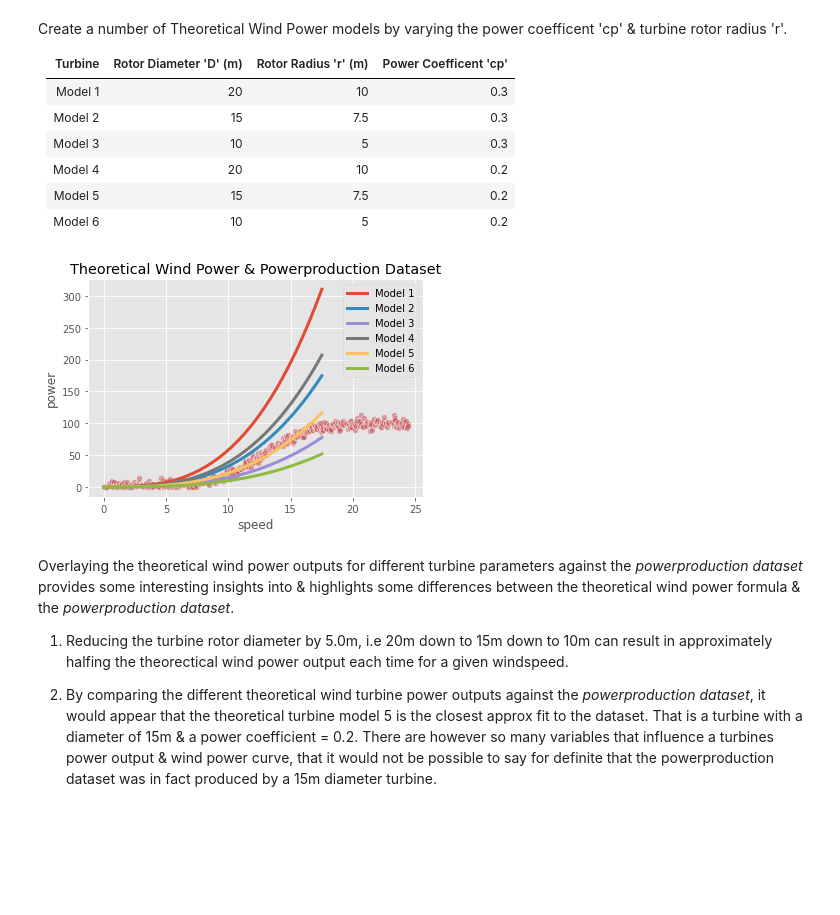
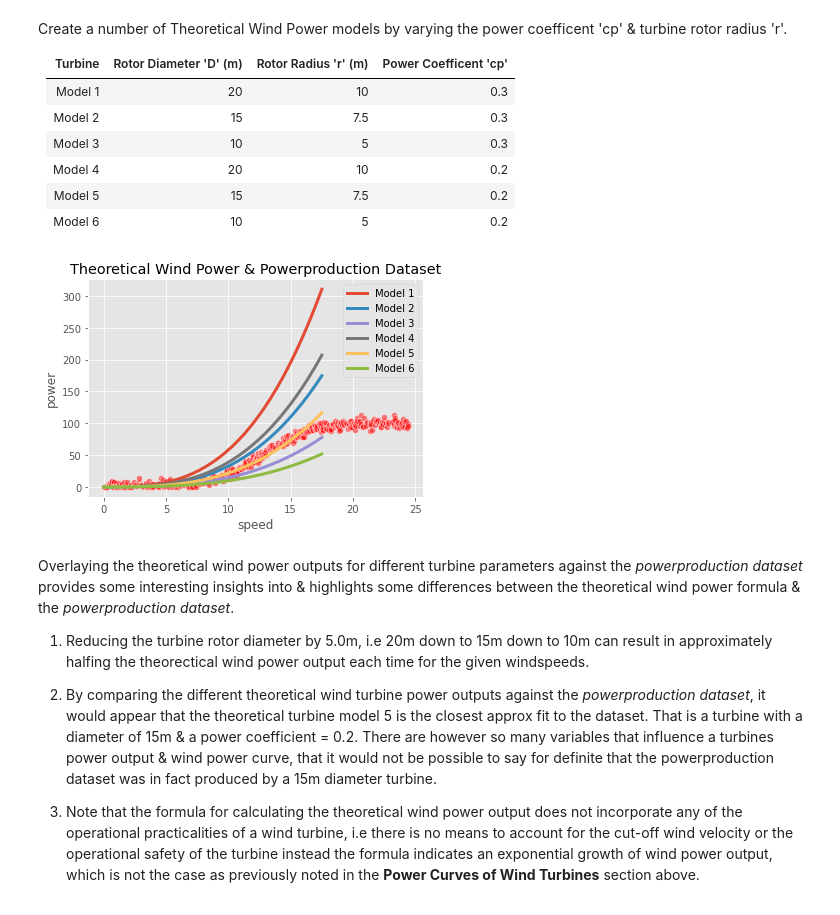
Before and after one commit to PaulSweeney89/FDA-Project2020, a Jupyter notebook: windpower.ipynb, the cells around one changed output. Cells and saved outputs as stored; diff of their text form; code cells hidden in the pictures; blank space fills up the shorter version.

```diff
--- a/windpower.ipynb
+++ b/windpower.ipynb
@@ -191,7 +201,7 @@ $$ P= \frac{1}{2}\rho A v^3 C_p \hspace{1cm} (1)$$
 # %%
 # Using Formula (1) to calculate the Theoretical Wind Power
 
-def P(v, r, cp):
+def P1(v, r, cp):
     '''Function to calculate Wind Power
     Input variables: -
     v = wind speed
@@ -205,9 +215,9 @@ def P(v, r, cp):
     A = (r**2) * 3.14
 
     # Power formula (1)
-    P = 0.5*rho*A*(v**3)*cp / 1000
+    Power = 0.5*rho*A*(v**3)*cp / 1000
 
-    return P
+    return Power
 # %%
 # create a NumPy array to provide wind speeds from 0 upto 17.5m/s in 0.5m/s increments
 v = np.linspace(0.0, 17.5, 35)
@@ -226,37 +236,41 @@ Create a number of Theoretical Wind Power models by varying the power coefficent
 # DataFrame with power outputs for turbines with different parameters as listed above
 
 df_models = pd.DataFrame({"wind speed": v,
-                           "power model 1":P(v, 10, 0.3),
-                           "power model 2":P(v, 7.5, 0.3),
-                           "power model 3":P(v, 5, 0.3),
-                           "power model 4":P(v, 10, 0.2),
-                           "power model 5":P(v, 7.5, 0.2),
-                           "power model 6":P(v, 5, 0.2),
+                           "power model 1":P1(v, 10, 0.3),
+                           "power model 2":P1(v, 7.5, 0.3),
+                           "power model 3":P1(v, 5, 0.3),
+                           "power model 4":P1(v, 10, 0.2),
+                           "power model 5":P1(v, 7.5, 0.2),
+                           "power model 6":P1(v, 5, 0.2),
                          })
 # %%
 # Comparing the above model plots against the powerproduction dataset
 
 sns.lineplot(x=df_models["wind speed"], y=df_models["power model 1"], linewidth = 3)
 sns.lineplot(x=df_models["wind speed"], y=df_models["power model 2"], linewidth = 3)
 sns.lineplot(x=df_models["wind speed"], y=df_models["power model 3"], linewidth = 3)
 sns.lineplot(x=df_models["wind speed"], y=df_models["power model 4"], linewidth = 3)
 sns.lineplot(x=df_models["wind speed"], y=df_models["power model 5"], linewidth = 3)
 sns.lineplot(x=df_models["wind speed"], y=df_models["power model 6"], linewidth = 3)
 
-
+# apply labels to plot
 plt.legend(labels=['Model 1', 'Model 2', 'Model 3', 'Model 4',
                    'Model 5', 'Model 6'
                   ])
+# apply title to plot
 plt.title("Theoretical Wind Power & Powerproduction Dataset")
 
-sns.set(rc={'figure.figsize':(15, 10)})
 sns.scatterplot(data=df_clean, x="speed", y="power", color='r', alpha=0.5);
 # %% [output]
-[figure, old version]
+[figure, new version]
 # %% [markdown]
 Overlaying the theoretical wind power outputs for different turbine parameters against the *powerproduction dataset* provides some interesting insights into & highlights some differences between the theoretical wind power formula & the *powerproduction dataset*.
 
-1. Reducing the turbine rotor diameter by 5.0m, i.e 20m down to 15m down to 10m can result in approximately halfing the theorectical wind power output each time for a given windspeed.
+1. Reducing the turbine rotor diameter by 5.0m, i.e 20m down to 15m down to 10m can result in approximately halfing the theorectical wind power output each time for the given windspeeds.
+
 
 2. By comparing the different theoretical wind turbine power outputs against the *powerproduction dataset*, it would appear that the theoretical turbine model 5 is the closest approx fit to the dataset. That is a turbine with a diameter of 15m & a power coefficient = 0.2. There are however so many variables that influence a turbines power output & wind power curve, that it would not be possible to say for definite that the powerproduction dataset was in fact produced by a 15m diameter turbine.
+
+
+3. Note that the formula for calculating the theoretical wind power output does not incorporate any of the operational practicalities of a wind turbine, i.e there is no means to account for the cut-off wind velocity or the operational safety of the turbine instead the formula indicates an exponential growth of wind power output, which is not the case as previously noted in the **Power Curves of Wind Turbines** section above.
 # %% [markdown]
```
Also changed, not shown: parts of 23 cells of this notebook.
